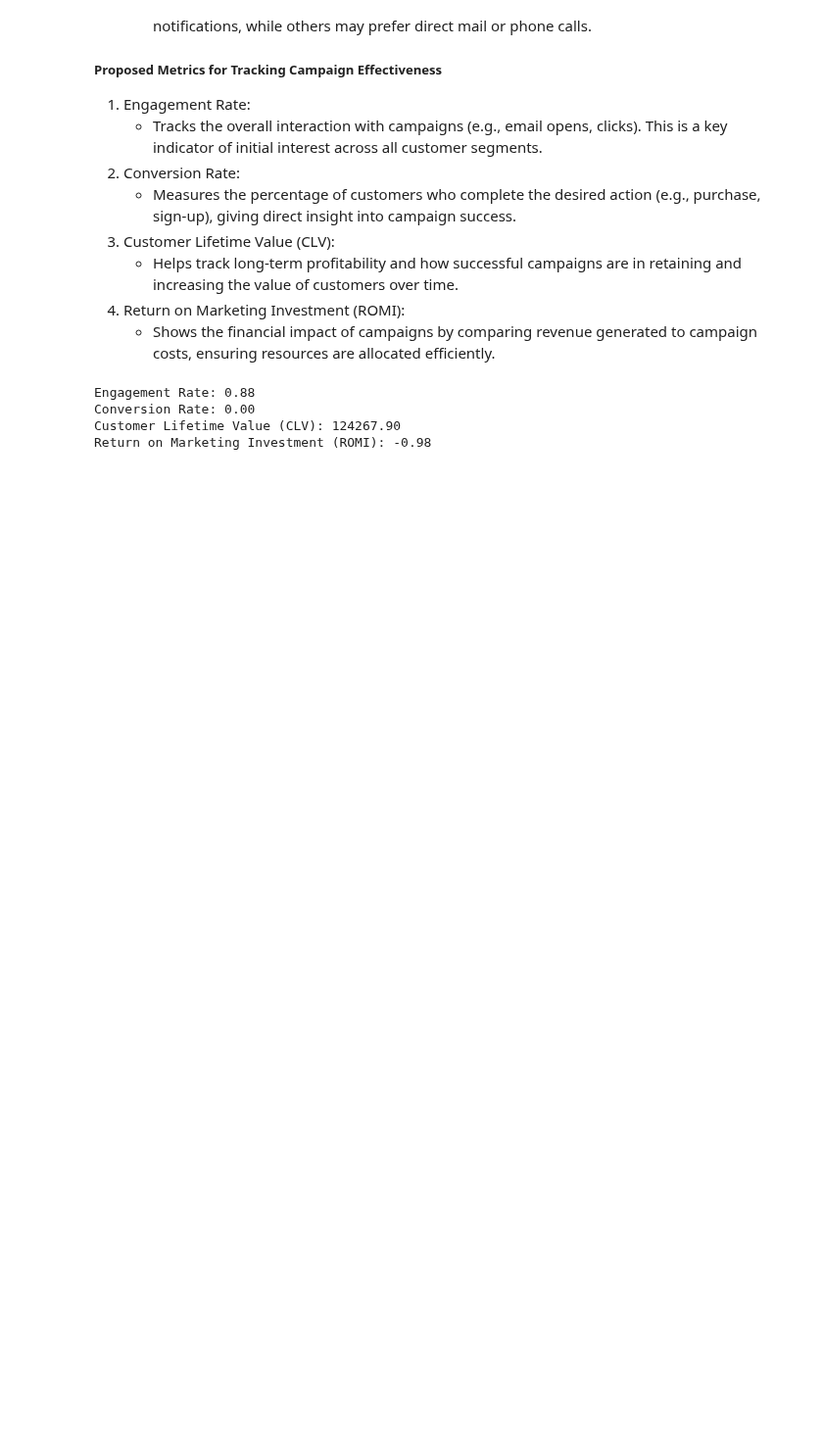
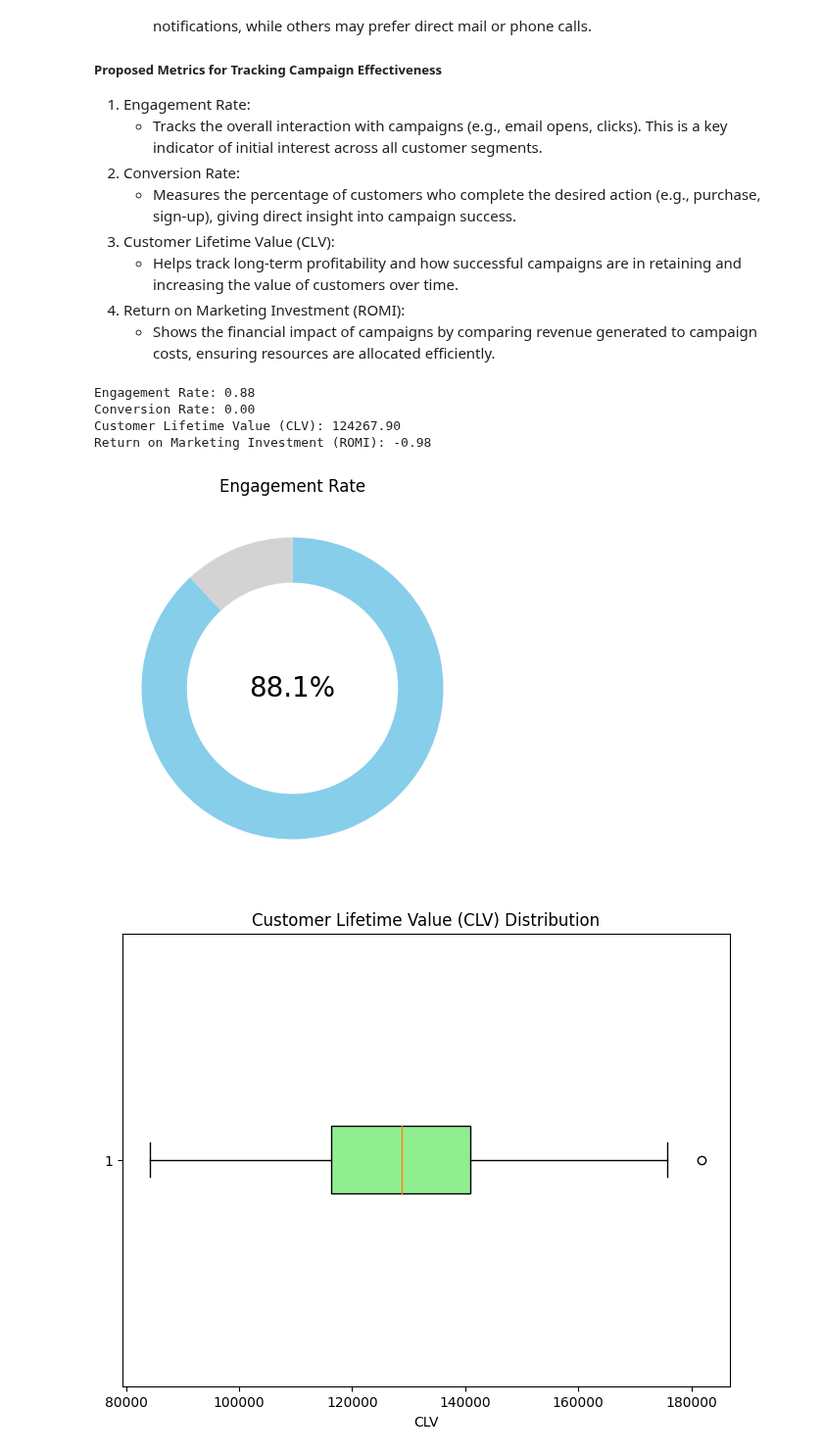
Before and after one commit to yionna/DSA3101-Object-Not-Found, a Jupyter notebook: group_tasks/Subgroup A/qn2.ipynb, the cells around one changed output. Shown at 98% size. Drawn from its saved outputs; the diff is of its cells as text; code cells hidden in the pictures; blank space fills up the shorter version.

Commit message:
added visualisations

```diff
--- a/group_tasks/Subgroup A/qn2.ipynb
+++ b/group_tasks/Subgroup A/qn2.ipynb
@@ -317,3 +318,34 @@ Engagement Rate: 0.88
 Conversion Rate: 0.00
 Customer Lifetime Value (CLV): 124267.90
 Return on Marketing Investment (ROMI): -0.98
+# %%
+# Gauge Chart for Engagement Rate
+fig, ax = plt.subplots(figsize=(5, 5))
+ax.pie([engagement_rate, 1 - engagement_rate], startangle=90, counterclock=False,
+       colors=['skyblue', 'lightgrey'], wedgeprops=dict(width=0.3))
+ax.text(0, 0, f"{engagement_rate*100:.1f}%", ha='center', va='center', fontsize=20)
+plt.title('Engagement Rate')
+plt.show()
+
+# Box Plot for  CLV
+clv_data = np.random.normal(clv, 20000, 100)  # Simulate CLV data based on the updated CLV mean
+plt.figure(figsize=(8, 6))
+plt.boxplot(clv_data, vert=False, patch_artist=True, boxprops=dict(facecolor='lightgreen'))
+plt.title('Customer Lifetime Value (CLV) Distribution')
+plt.xlabel('CLV')
+plt.show()
+
+# Horizontal bar chart for ROMI
+romi_value = -0.98  # Current ROMI value
+romi_category = ['ROMI']
+plt.figure(figsize=(7, 2))
+plt.barh(romi_category, romi_value, color='orange')
+plt.xlabel("Return on Marketing Investment (ROMI)")
+plt.title("ROMI Analysis")
+for index, value in enumerate([romi_value]):
+    plt.text(value, index, f'{value:.2f}', ha='center', va='center', color="black", fontweight="bold")
+plt.grid(axis='x', linestyle='--', alpha=0.7)
+plt.show()
+# %% [output]
+[figure, added]
+[figure, added]
```
Also changed, not shown: parts of 2 cells of this notebook, 1 other file.
